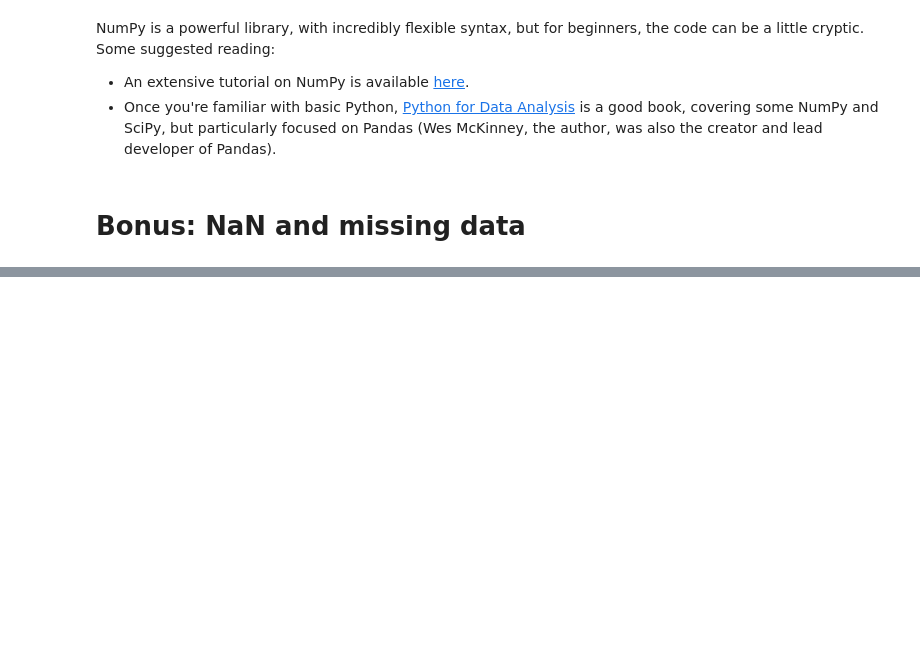
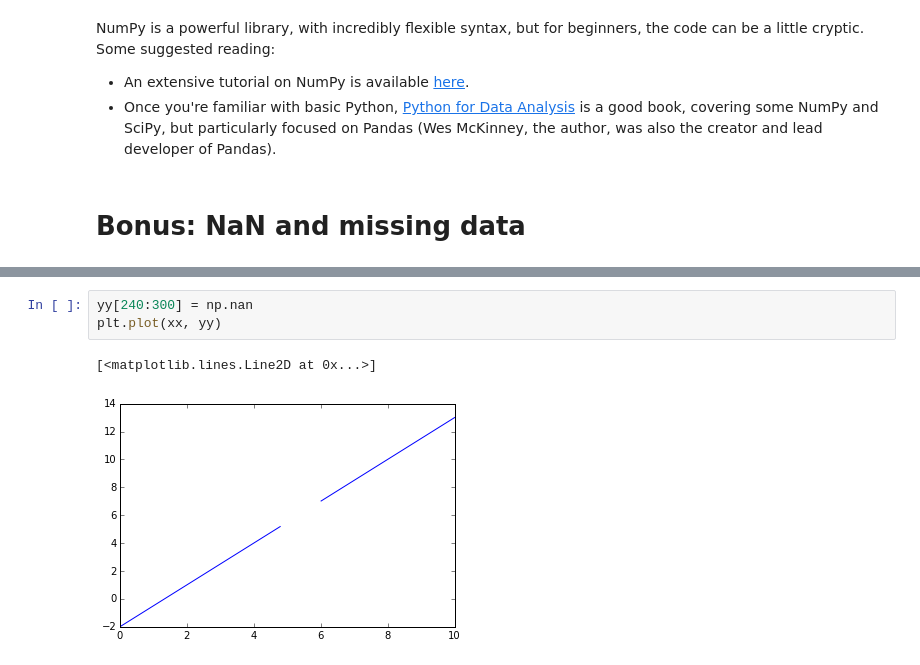
Before and after one commit to jmxpearson/DIBS_materials, a Jupyter notebook: python/Working with Array Data.ipynb, the cells around one changed output, grey strips where cells are left out. Drawn from its saved outputs; the diff is of its cells as text; blank space fills up the shorter version.

```diff
--- a/python/Working with Array Data.ipynb
+++ b/python/Working with Array Data.ipynb
@@ -487,0 +540,6 @@ NumPy is a powerful library, with incredibly flexible syntax, but for beginners,
+# %%
+yy[240:300] = np.nan
+plt.plot(xx, yy)
+# %% [output]
+[<matplotlib.lines.Line2D at 0x...>]
+[figure, added]
```
Also changed, not shown: parts of 25 cells of this notebook.
